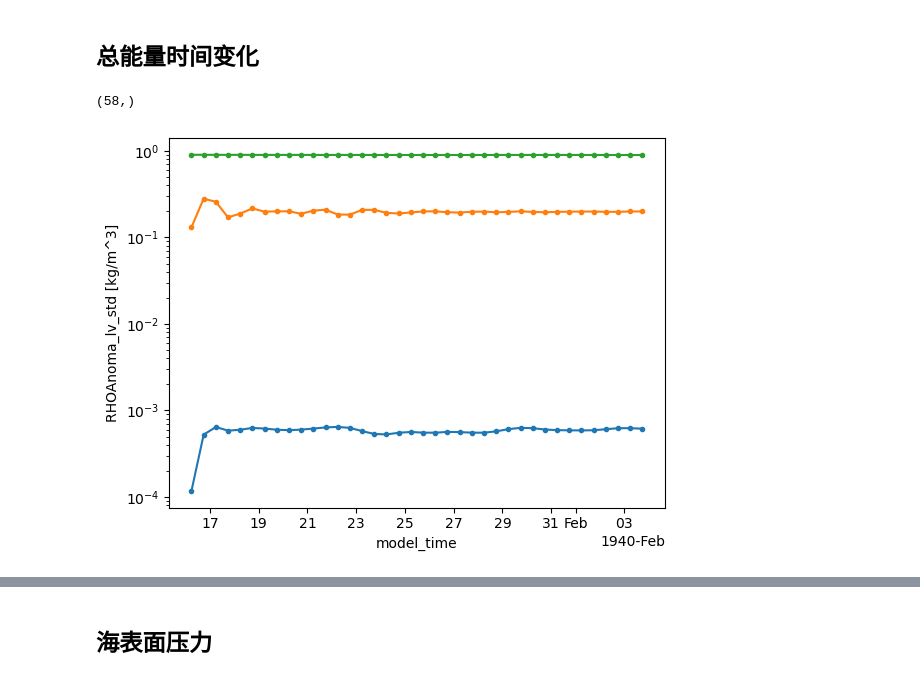
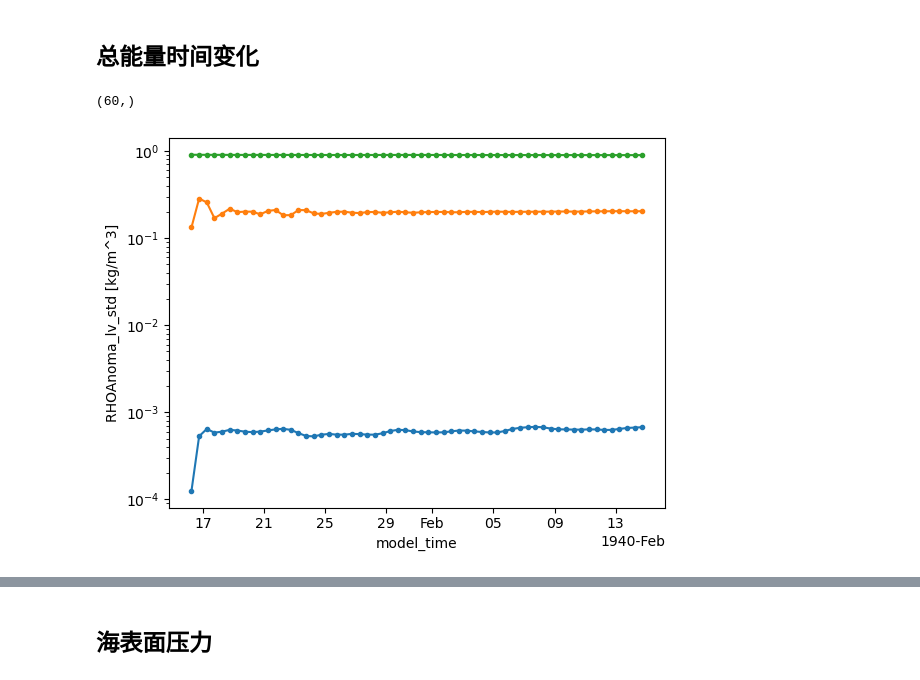
Before and after one commit to FattyZH/eqp-dlfv-mitgcm-era5, a Jupyter notebook: script/analysis.ipynb, the cells around one changed output, grey strips where cells are left out. Drawn from its saved outputs; the diff is of its cells as text; code cells hidden in the pictures.

```diff
--- a/script/analysis.ipynb
+++ b/script/analysis.ipynb
@@ -3,21 +3,21 @@
 # %%
 import MITgcmutils as mutils
 import numpy as np
 import xarray as xr
 import matplotlib.pyplot as plt
 # ed = 1632
-ts = slice(None, '1940-02-03')
+ts = slice(None, None)
 
-with xr.open_dataset('../run/mnc_exp_0001/stat.0000000000.t001.nc') as a:
+with xr.open_dataset('../run/mnc_exp_0016/stat.0000000000.t001.nc') as a:
     print(a['T'].shape)
     # display(a)
     a['momKE_ave'].loc[ts].plot(marker='.')
     a['ETAN_std'].loc[ts].plot(marker='.')
     a['RHOAnoma_lv_std'][:,0,0].loc[ts].plot(marker='.')
     plt.gca().set_yscale('log')
 # %% [output]
-(58,)
+(60,)
-[figure, old version]
+[figure, new version]
 # %%
 import MITgcmutils as mutils
 import numpy as np
```
Also changed, not shown: parts of 4 cells of this notebook, 3 other files.
